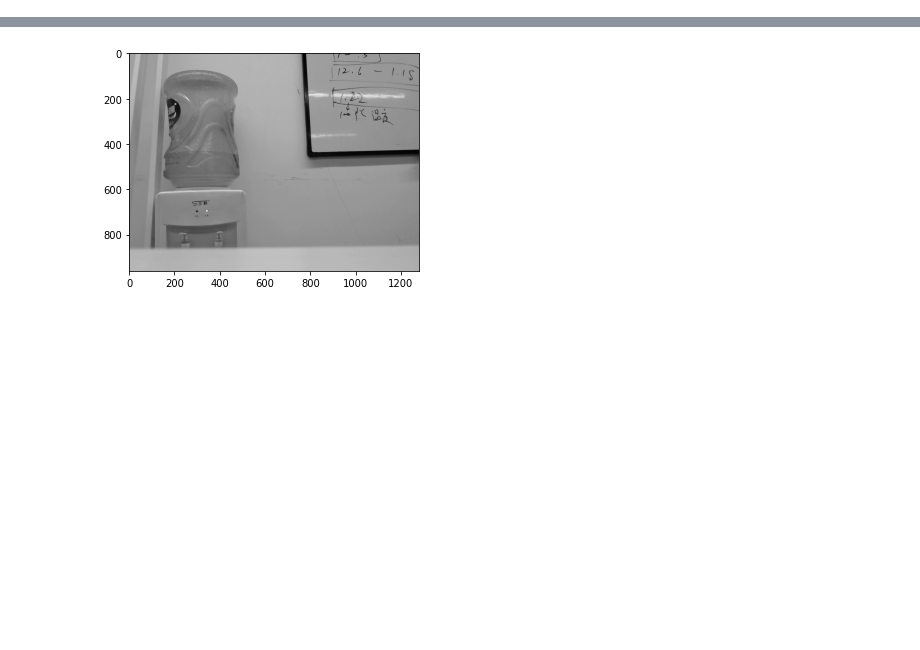
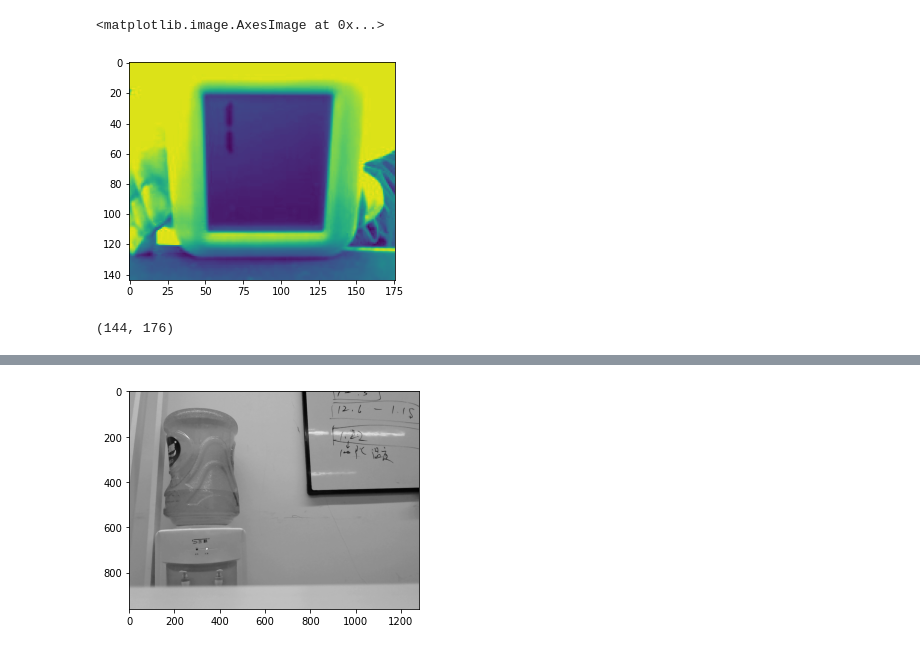
Before and after one commit to topleaf/pictureMatch, a Jupyter notebook: opencv_test.ipynb, the cells around one changed output, grey strips where cells are left out. Cells and saved outputs as stored; diff of their text form; code cells hidden in the pictures; blank space fills up the shorter version.

```diff
--- a/opencv_test.ipynb
+++ b/opencv_test.ipynb
@@ -73,0 +91,11 @@ gray1.shape
+# %%
+#threshold it
+org_gray = cv.cvtColor(org1,cv.COLOR_BGR2GRAY)
+plt.imshow(org_gray)
+# %% [output]
+<matplotlib.image.AxesImage at 0x...>
+[figure, added]
+# %%
+org_gray.shape
+# %% [output]
+(144, 176)
```
Also changed, not shown: parts of 12 cells of this notebook, 4 other files.
